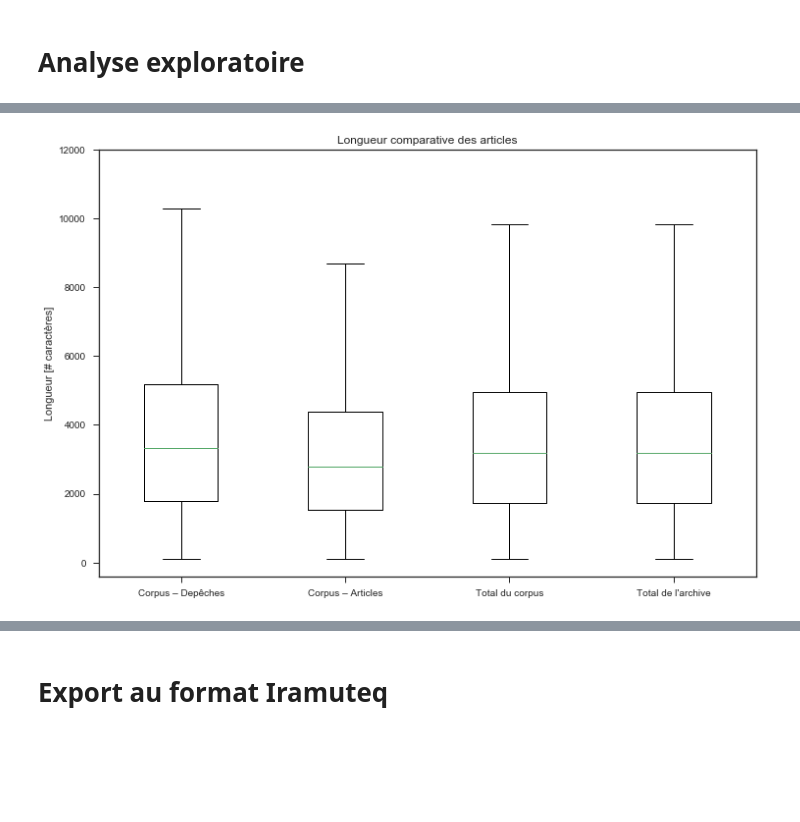
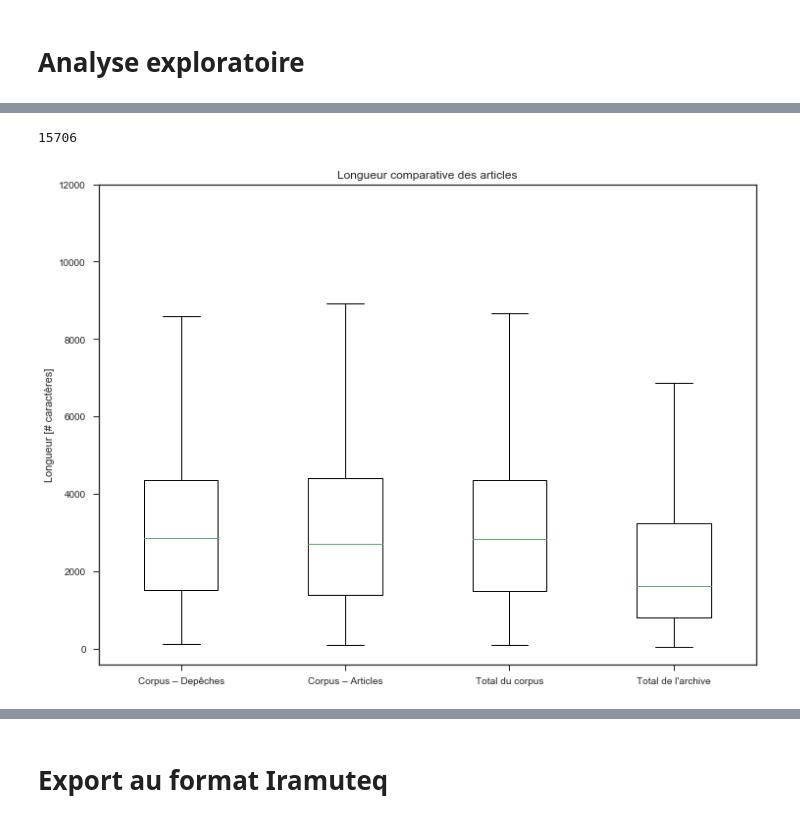
Before and after one commit to RPetitpierre/letemps_archive_opep, a Jupyter notebook: CreateCorpus_&_ExploratoryAnalysis.ipynb, the cells around one changed output, grey strips where cells are left out. Cells and saved outputs as stored; diff of their text form; code cells hidden in the pictures; blank space fills up the shorter version.

```diff
--- a/CreateCorpus_&_ExploratoryAnalysis.ipynb
+++ b/CreateCorpus_&_ExploratoryAnalysis.ipynb
@@ -273,26 +287,29 @@ counts = keywords_count(df, keywords)
 counts = np.asarray(counts).T
 # %%
 for i in range(len(keywords)):
-    df['keyword_' + keywords[i]] = counts[i]
+    df_['keyword_' + keywords[i]] = counts[i]
 # %%
-df['keywords_petrole'] = df['keyword_pétrol'] + df['keyword_petrol']
-df['keywords_OPEP'] = df['keyword_opep'] + \
-    df['keyword_organisation des pays exportateurs de pétrole']
-df['keywords_compagnies'] = df['keyword_shell'] + \
-    df['keyword_tamoil'] + df['keyword_petroleum'] + df['keyword_texaco'] + \
-    df['keyword_standard oil'] + df['keyword_exxon'] + df['keyword_gulf oil']
-df['keywords'] = df['keywords_petrole'] + df['keywords_OPEP'] + \
-    df['keywords_compagnies']
+df_['keywords_petrole'] = df_['keyword_pétrol'] + df_['keyword_petrol']
+df_['keywords_OPEP'] = df_['keyword_opep'] + \
+    df_['keyword_organisation des pays exportateurs de pétrole']
+df_['keywords_compagnies'] = df_['keyword_shell'] + \
+    df_['keyword_tamoil'] + df_['keyword_petroleum'] + df_['keyword_texaco'] + \
+    df_['keyword_standard oil'] + df_['keyword_exxon'] + df_['keyword_gulf oil']
+df_['keywords'] = df_['keywords_petrole'] + df_['keywords_OPEP'] + \
+    df_['keywords_compagnies']
 
-df['depeches'] = df['keyword_afp'] + df['keyword_ats'] + df['keyword_reuther'] + df['keyword_reuter']
+df_['depeches'] = df_['keyword_afp'] + df_['keyword_ats'] + df_['keyword_reuther'] + df_['keyword_reuter']
 # %%
-df_corpus = df[df['keywords'] > 0]
+df_corpus = df_[df_['keywords'] > 0]
 # %% [markdown]
 # Sauvegarde des sous-corpus
 # %%
 df_corpus_OPEP = df_corpus[df_corpus['keywords_OPEP'] > 0]
 df_corpus_petrole = df_corpus[df_corpus['keywords_petrole'] > 0]
 df_corpus_compagnies = df_corpus[df_corpus['keywords_compagnies'] > 0]
+# %%
+df_depeches = df_corpus[df_corpus['depeches'] > 0]
+df_not_depeches = df_corpus[df_corpus['depeches'] == 0]
 # %%
 df_corpus.to_json('corpus.json.bz2', compression = 'bz2')
 df_corpus_OPEP.to_json('corpus_OPEP.json.bz2', compression = 'bz2')
@@ -355,19 +372,23 @@ len(df_not_depeches)
+# %%
+len(df_depeches[df_depeches['keywords_petrole'] > 0])
+# %% [output]
+15706
 # %%
 sns.set_style("ticks")
 # %%
 plt.boxplot([np.array(df_depeches['length']),
              np.array(df_not_depeches['length']),
              np.array(df_corpus['length']),
-             np.array(df['length'])]);
+             np.array(df_cleaned['length'])]);
 
 plt.xticks([1,2,3,4], np.array(['Corpus – Depêches', 'Corpus – Articles',
                                 'Total du corpus', "Total de l\'archive"]))
 plt.ylabel('Longueur [# caractères]');
 plt.ylim((-400,12000))
 plt.title('Longueur comparative des articles');
 plt.show()
 # %% [output]
-[figure, old version]
+[figure, new version]
 # %%
 plt.boxplot([(np.append(df_depeches['page'], df_depeches['ppage'].dropna())),
              (np.append(df_not_depeches['page'], df_not_depeches['ppage'].dropna())),
```
Also changed, not shown: parts of 33 cells of this notebook.
